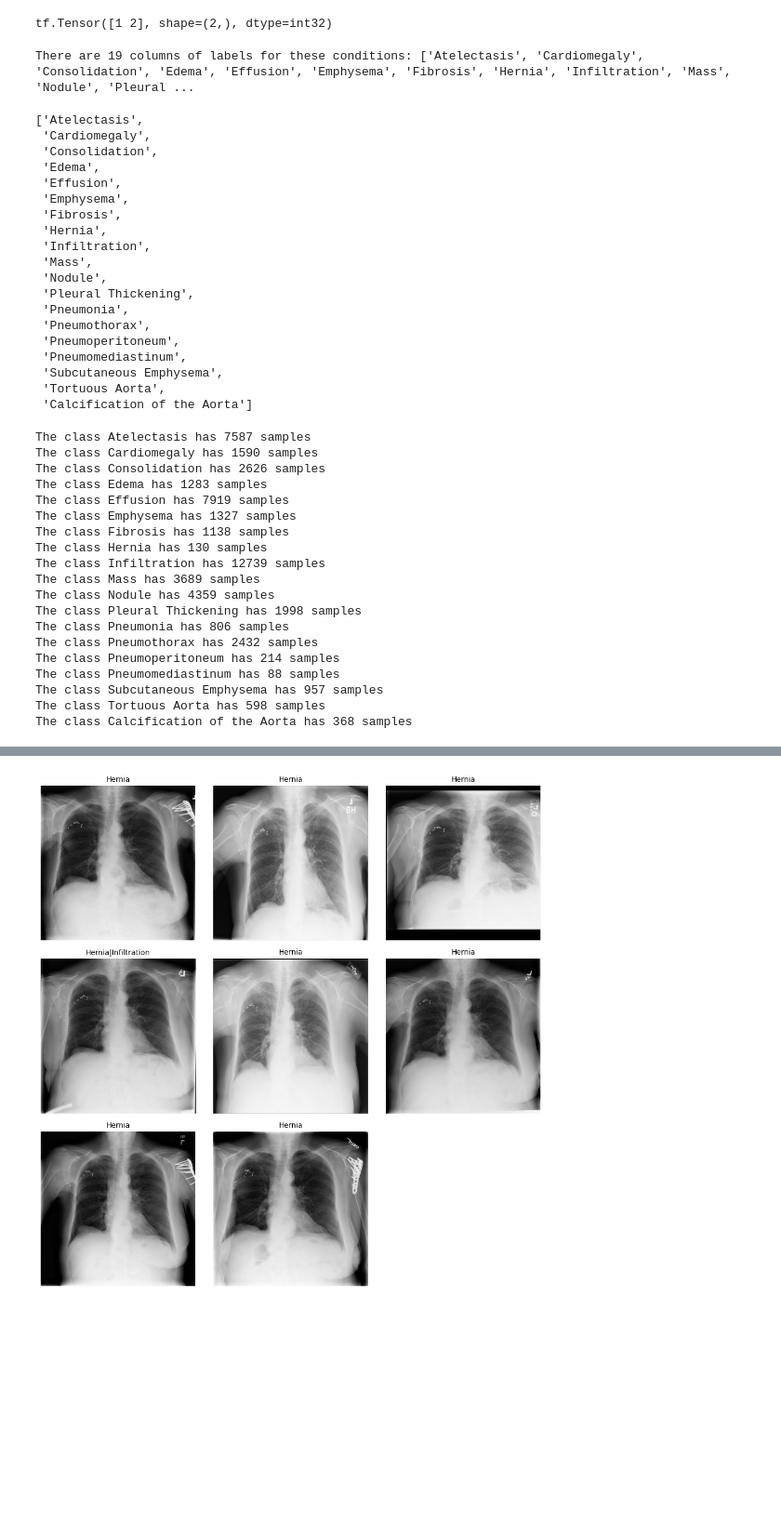
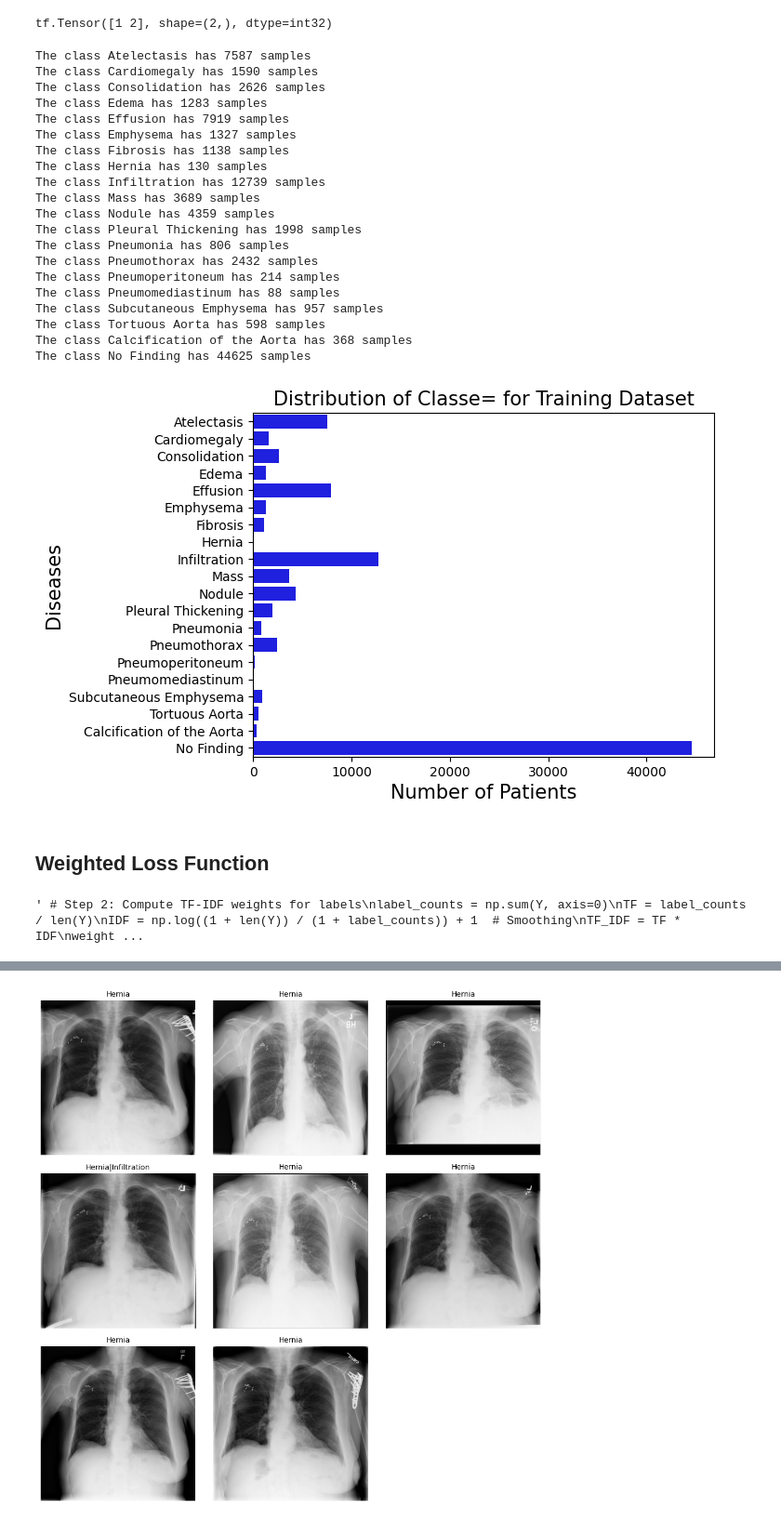
Before and after one commit to gulfairus/lung_cancer, a Jupyter notebook: notebooks/eda.ipynb, the cells around one changed output, grey strips where cells are left out. Shown at 93% size. Cells and saved outputs as stored; diff of their text form; code cells hidden in the pictures; blank space fills up the shorter version.

```diff
--- a/notebooks/eda.ipynb
+++ b/notebooks/eda.ipynb
@@ -166,40 +114,10 @@ iterator = iter(dataset)
 print(next(iterator))
 # %% [output]
 tf.Tensor([1 2], shape=(2,), dtype=int32)
-# %%
-# Remove unnecesary elements
-columns.remove('id')
-columns.remove('No Finding')
-columns.remove('subj_id')
-# Get the total classes
-print(f"There are {len(columns)} columns of labels for these conditions: {columns}")
-# %% [output]
-There are 19 columns of labels for these conditions: ['Atelectasis', 'Cardiomegaly', 'Consolidation', 'Edema', 'Effusion', 'Emphysema', 'Fibrosis', 'Hernia', 'Infiltration', 'Mass', 'Nodule', 'Pleural ...
 # %%
-columns
+class_counts = train_df.sum().drop(['id','subj_id'])
-# %% [output]
-['Atelectasis',
- 'Cardiomegaly',
- 'Consolidation',
- 'Edema',
- 'Effusion',
- 'Emphysema',
- 'Fibrosis',
- 'Hernia',
- 'Infiltration',
- 'Mass',
- 'Nodule',
- 'Pleural Thickening',
- 'Pneumonia',
- 'Pneumothorax',
- 'Pneumoperitoneum',
- 'Pneumomediastinum',
- 'Subcutaneous Emphysema',
- 'Tortuous Aorta',
- 'Calcification of the Aorta']
 # %%
-# Print out the number of positive labels for each class
-for column in columns:
+for column in class_counts.keys():
     print(f"The class {column} has {train_df[column].sum()} samples")
 # %% [output]
 The class Atelectasis has 7587 samples
@@ -221,3 +139,26 @@ The class Pneumomediastinum has 88 samples
 The class Subcutaneous Emphysema has 957 samples
 The class Tortuous Aorta has 598 samples
 The class Calcification of the Aorta has 368 samples
+The class No Finding has 44625 samples
+# %%
+sns.barplot(x=class_counts.values, y=class_counts.index, color='b')
+plt.title('Distribution of Classe= for Training Dataset', fontsize=15)
+plt.xlabel('Number of Patients', fontsize=15)
+plt.ylabel('Diseases', fontsize=15)
+plt.show()
+# %% [output]
+[figure, added]
+# %% [markdown]
+## Weighted Loss Function
+# %%
+''' # Step 2: Compute TF-IDF weights for labels
+label_counts = np.sum(Y, axis=0)
+TF = label_counts / len(Y)
+IDF = np.log((1 + len(Y)) / (1 + label_counts)) + 1  # Smoothing
+TF_IDF = TF * IDF
+weights = 1.0 / TF_IDF  # Invert to give higher weights to rarer labels
+weights = weights / np.max(weights)  # Normalize to [0, 1]
+weights
+'''
+# %% [output]
+' # Step 2: Compute TF-IDF weights for labels\nlabel_counts = np.sum(Y, axis=0)\nTF = label_counts / len(Y)\nIDF = np.log((1 + len(Y)) / (1 + label_counts)) + 1  # Smoothing\nTF_IDF = TF * IDF\nweight ...
```
Also changed, not shown: parts of 29 cells of this notebook, 18 other files.
